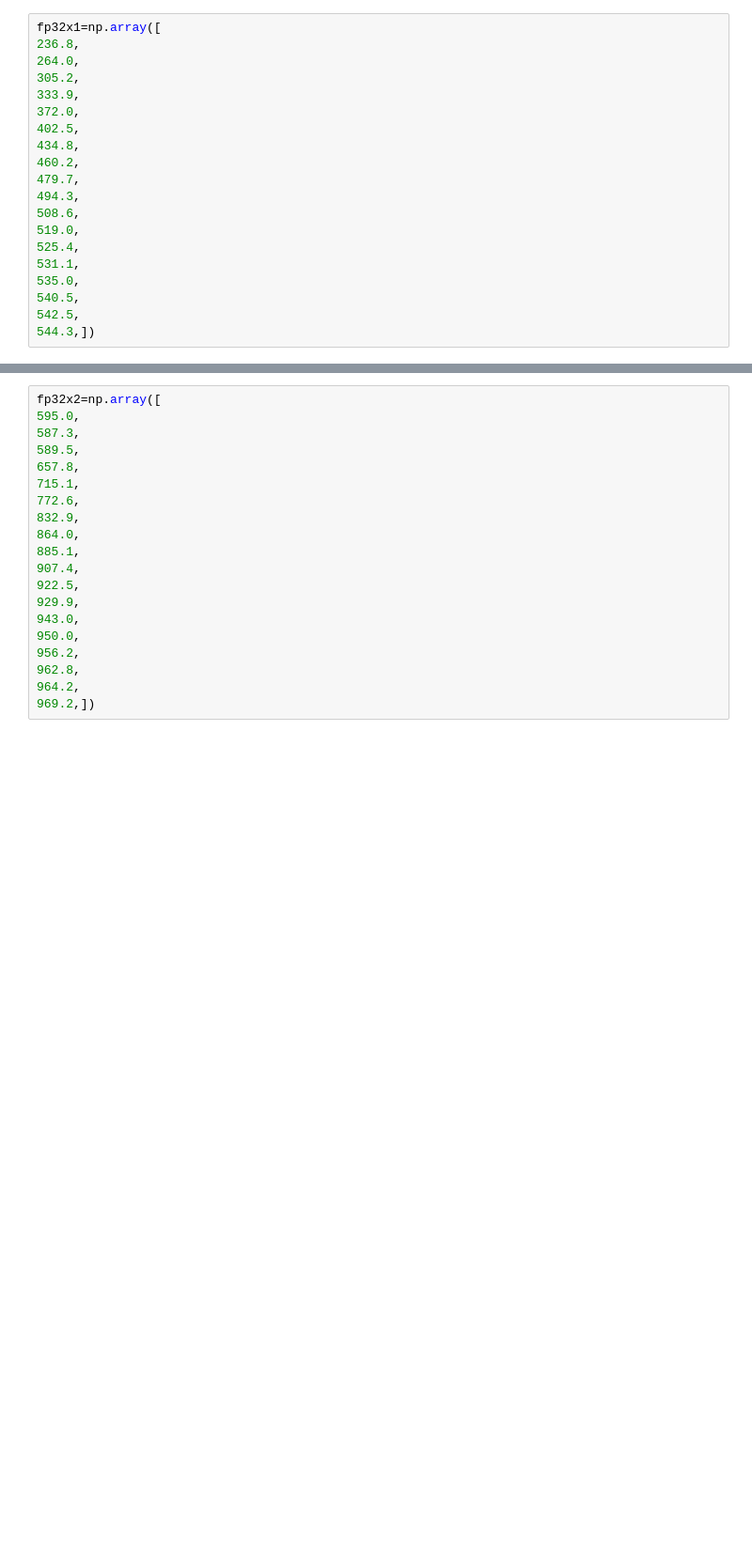
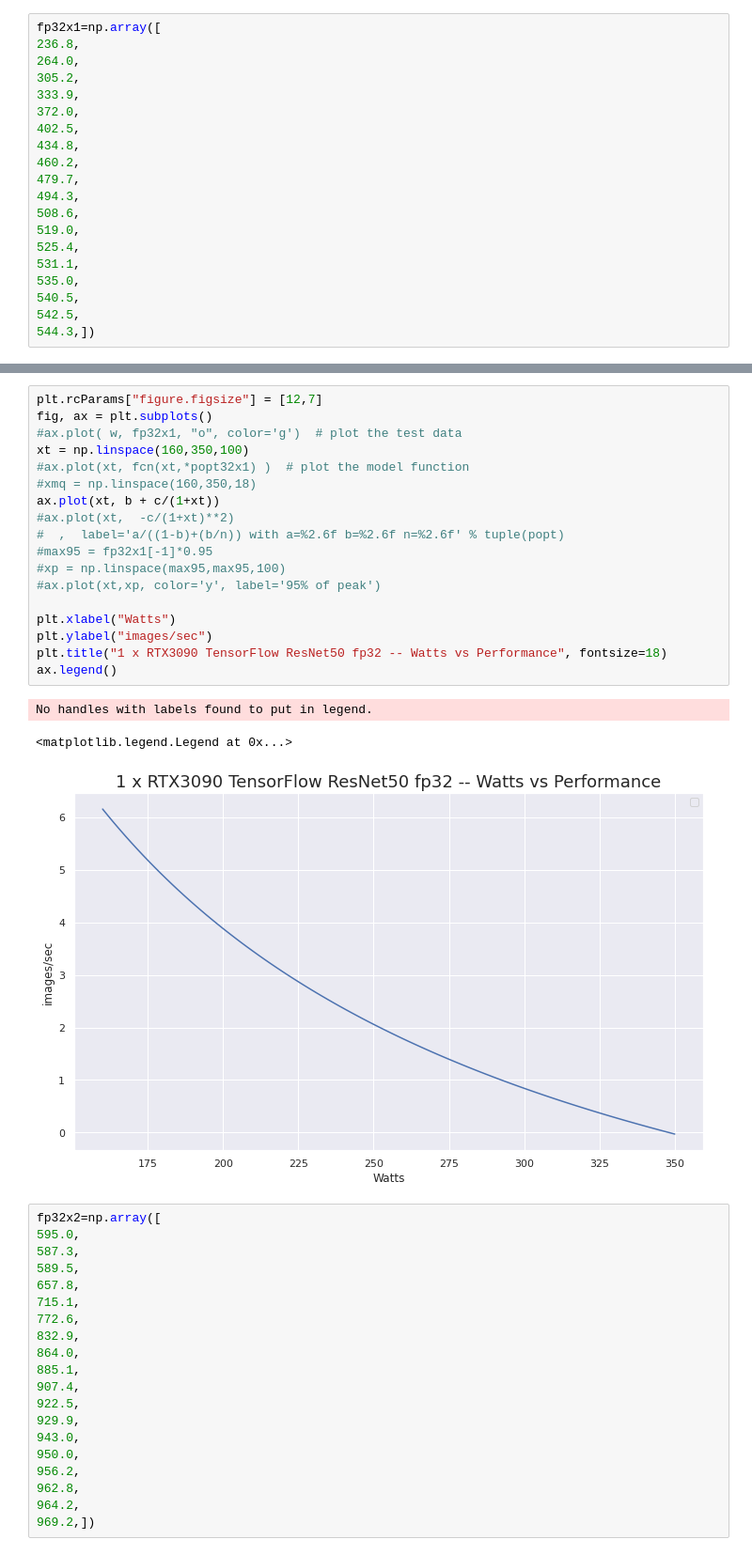
Before and after one commit to dbkinghorn/Notes, a Jupyter notebook: notes/multi-gpu-rtx30/maxQ-plots.ipynb, the cells around one changed output, grey strips where cells are left out. Shown: that part at 94% size. Drawn from its saved outputs; the diff is of its cells as text; blank space fills up the shorter version.

```diff
--- a/notes/multi-gpu-rtx30/maxQ-plots.ipynb
+++ b/notes/multi-gpu-rtx30/maxQ-plots.ipynb
@@ -75,3 +84,25 @@ ax.legend()
+# %%
+plt.rcParams["figure.figsize"] = [12,7]
+fig, ax = plt.subplots()
+#ax.plot( w, fp32x1, "o", color='g')  # plot the test data
+xt = np.linspace(160,350,100)
+#ax.plot(xt, fcn(xt,*popt32x1) )  # plot the model function
+#xmq = np.linspace(160,350,18)
+ax.plot(xt, b + c/(1+xt))
+#ax.plot(xt,  -c/(1+xt)**2)
+#  ,  label='a/((1-b)+(b/n)) with a=%2.6f b=%2.6f n=%2.6f' % tuple(popt)
+#max95 = fp32x1[-1]*0.95
+#xp = np.linspace(max95,max95,100)
+#ax.plot(xt,xp, color='y', label='95% of peak')
+
+plt.xlabel("Watts")
+plt.ylabel("images/sec")
+plt.title("1 x RTX3090 TensorFlow ResNet50 fp32 -- Watts vs Performance", fontsize=18)
+ax.legend()
+# %% [output]
+No handles with labels found to put in legend.
+<matplotlib.legend.Legend at 0x...>
+[figure, added]
 # %%
 fp32x2=np.array([
 595.0,
```
Also changed, not shown: parts of 25 cells of this notebook, 10 other files.
